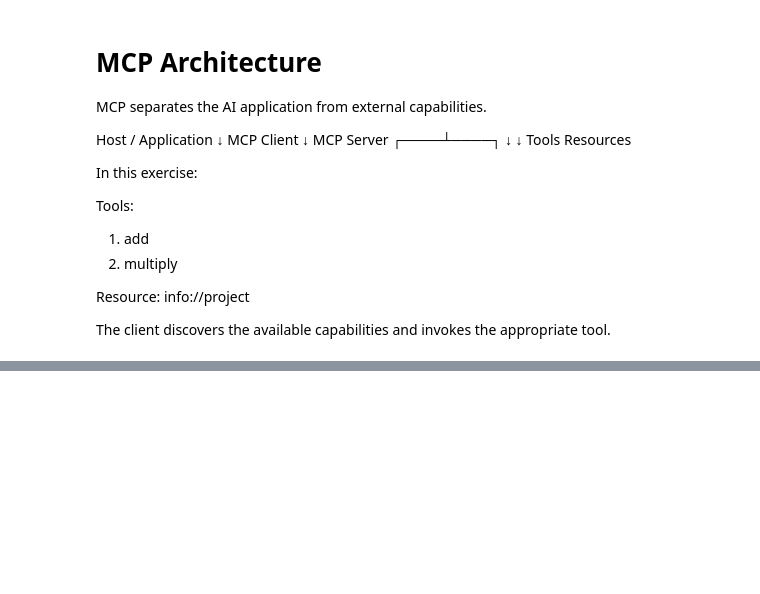
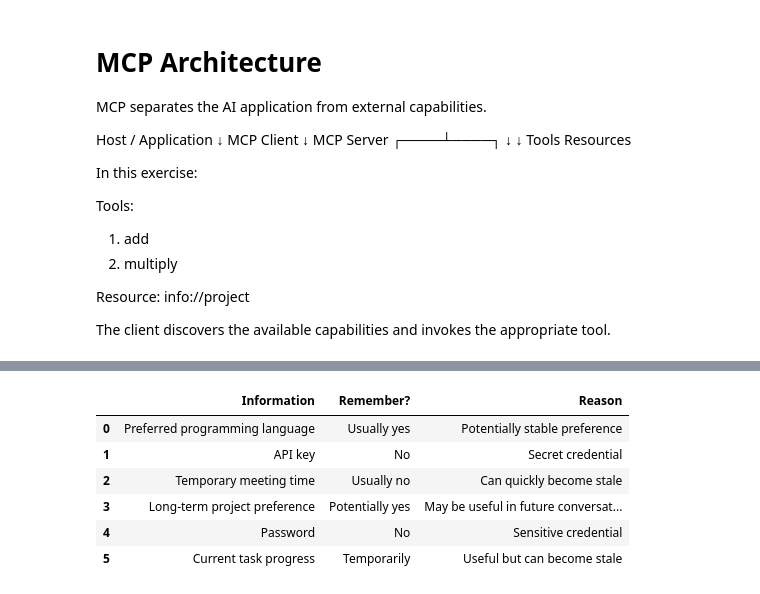
Before and after one commit to arunhari5342-afk/ai-learning, a Jupyter notebook: week3/03_memory_rag_mcp.ipynb, the cells around one changed output, grey strips where cells are left out. Saved outputs shown, nothing was run; the diff lists cells and outputs as text; code cells hidden in the pictures; blank space fills up the shorter version.

```diff
--- a/week3/03_memory_rag_mcp.ipynb
+++ b/week3/03_memory_rag_mcp.ipynb
@@ -405,0 +1013,43 @@ appropriate tool.
+# %%
+memory_examples = [
+    {
+        "Information": "Preferred programming language",
+        "Remember?": "Usually yes",
+        "Reason": "Potentially stable preference",
+    },
+    {
+        "Information": "API key",
+        "Remember?": "No",
+        "Reason": "Secret credential",
+    },
+    {
+        "Information": "Temporary meeting time",
+        "Remember?": "Usually no",
+        "Reason": "Can quickly become stale",
+    },
+    {
+        "Information": "Long-term project preference",
+        "Remember?": "Potentially yes",
+        "Reason": "May be useful in future conversations",
+    },
+    {
+        "Information": "Password",
+        "Remember?": "No",
+        "Reason": "Sensitive credential",
+    },
+    {
+        "Information": "Current task progress",
+        "Remember?": "Temporarily",
+        "Reason": "Useful but can become stale",
+    },
+]
+
+pd.DataFrame(memory_examples)
+# %% [output]
+|  | Information | Remember? | Reason |
+| 0 | Preferred programming language | Usually yes | Potentially stable preference |
+| 1 | API key | No | Secret credential |
+| 2 | Temporary meeting time | Usually no | Can quickly become stale |
+| 3 | Long-term project preference | Potentially yes | May be useful in future conversat... |
+| 4 | Password | No | Sensitive credential |
+| 5 | Current task progress | Temporarily | Useful but can become stale |
```
Also changed, not shown: parts of 21 cells of this notebook.
